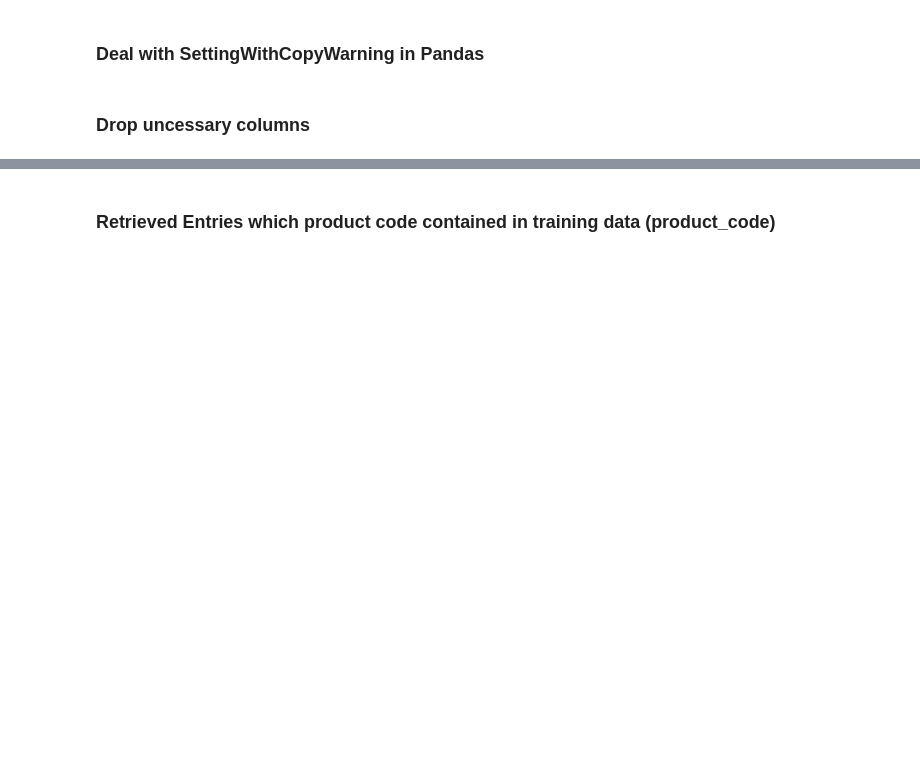
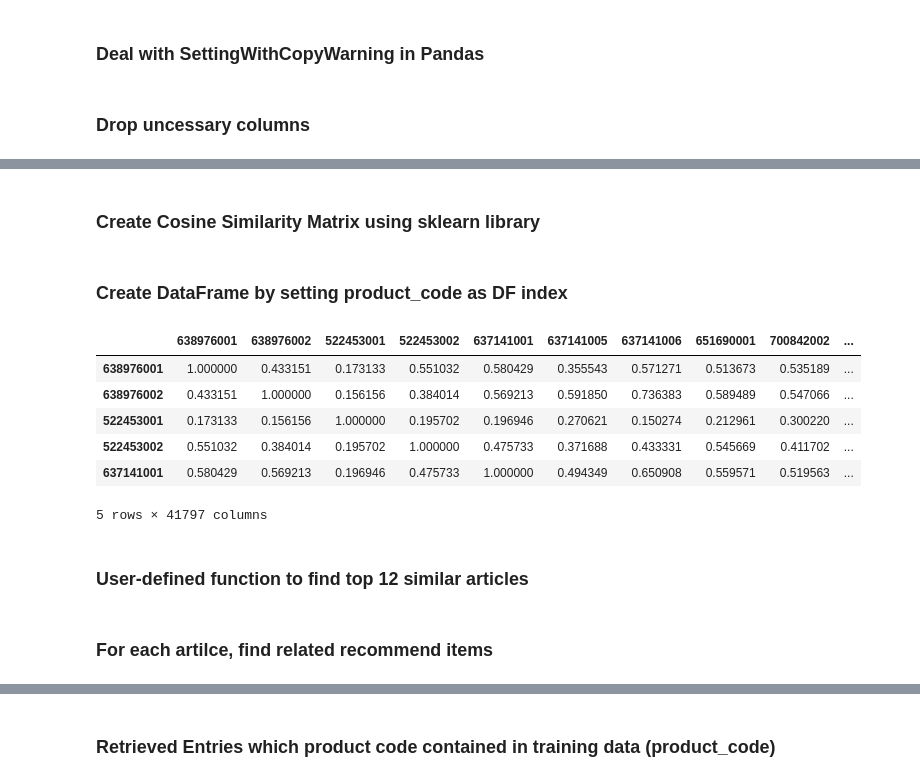
Before and after one commit to ChitThuShine/baseline-rs, a Jupyter notebook: notebookd4e5227f60.ipynb, the cells around one changed output, grey strips where cells are left out. Saved outputs shown, nothing was run; the diff lists cells and outputs as text; code cells hidden in the pictures; blank space fills up the shorter version.

Commit message:
Kaggle Notebook | Content-based Recommendation | Version 18

```diff
--- a/notebookd4e5227f60.ipynb
+++ b/notebookd4e5227f60.ipynb
@@ -257,0 +122,3 @@ merged_df.head()
+# %%
+unique_article_df= unique_article_df.assign(detail_desc=unique_article_df.groupby('article_id')['detail_desc'].ffill()).drop_duplicates('article_id', keep='last')
+#unique_article_df= unique_article_df.drop_duplicates('article_id', keep='last')
@@ -257,0 +153,4 @@ merged_df.head()
+# %%
+embeddings = embed(unique_article_df['detail_desc'].tolist())
+
+print(embeddings)
@@ -257,0 +176,6 @@ merged_df.head()
+# %%
+article_id = set(unique_article_df['article_id'])
+# %%
+unique_article_id_list = list(article_id)
+# %% [markdown]
+### Create Cosine Similarity Matrix using sklearn library
@@ -257,0 +185,13 @@ merged_df.head()
+# %% [markdown]
+### Create DataFrame by setting product_code as DF index
+# %%
+sim = pd.DataFrame(data=sim,columns=unique_article_id_list,index=unique_article_id_list)
+sim.head()
+# %% [output]
+|  | 638976001 | 638976002 | 522453001 | 522453002 | 637141001 | 637141005 | 637141006 | 651690001 | 700842002 | ... |
+| 638976001 | 1.000000 | 0.433151 | 0.173133 | 0.551032 | 0.580429 | 0.355543 | 0.571271 | 0.513673 | 0.535189 | ... |
+| 638976002 | 0.433151 | 1.000000 | 0.156156 | 0.384014 | 0.569213 | 0.591850 | 0.736383 | 0.589489 | 0.547066 | ... |
+| 522453001 | 0.173133 | 0.156156 | 1.000000 | 0.195702 | 0.196946 | 0.270621 | 0.150274 | 0.212961 | 0.300220 | ... |
+| 522453002 | 0.551032 | 0.384014 | 0.195702 | 1.000000 | 0.475733 | 0.371688 | 0.433331 | 0.545669 | 0.411702 | ... |
+| 637141001 | 0.580429 | 0.569213 | 0.196946 | 0.475733 | 1.000000 | 0.494349 | 0.650908 | 0.559571 | 0.519563 | ... |
+5 rows × 41797 columns
@@ -257,0 +200,2 @@ merged_df.head()
+# %% [markdown]
+### User-defined function to find top 12 similar articles
@@ -257,0 +209,2 @@ merged_df.head()
+# %% [markdown]
+### For each artilce, find related recommend items
```
Also changed, not shown: parts of 106 cells of this notebook.
